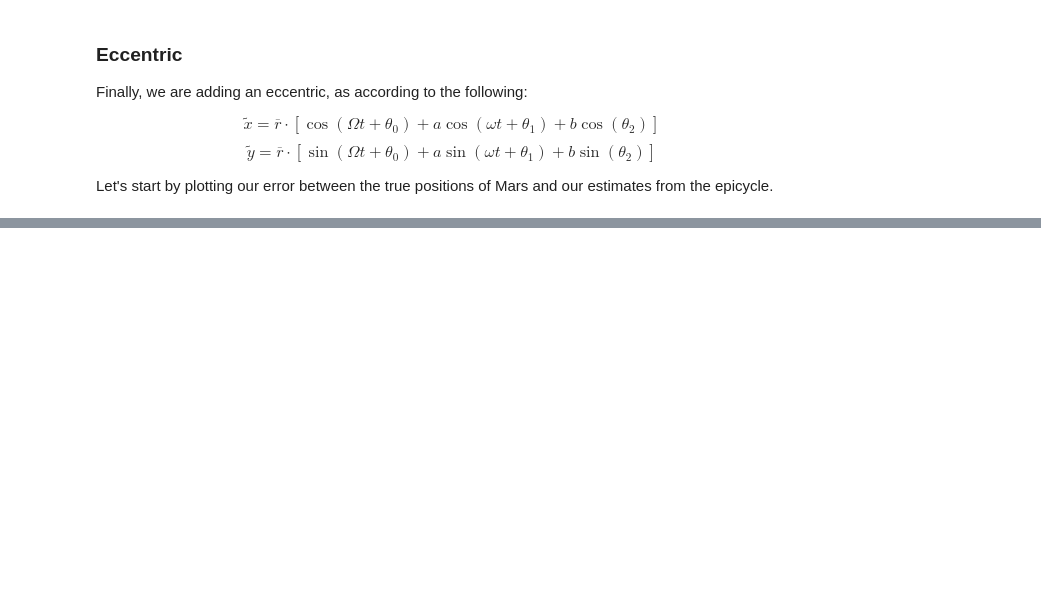
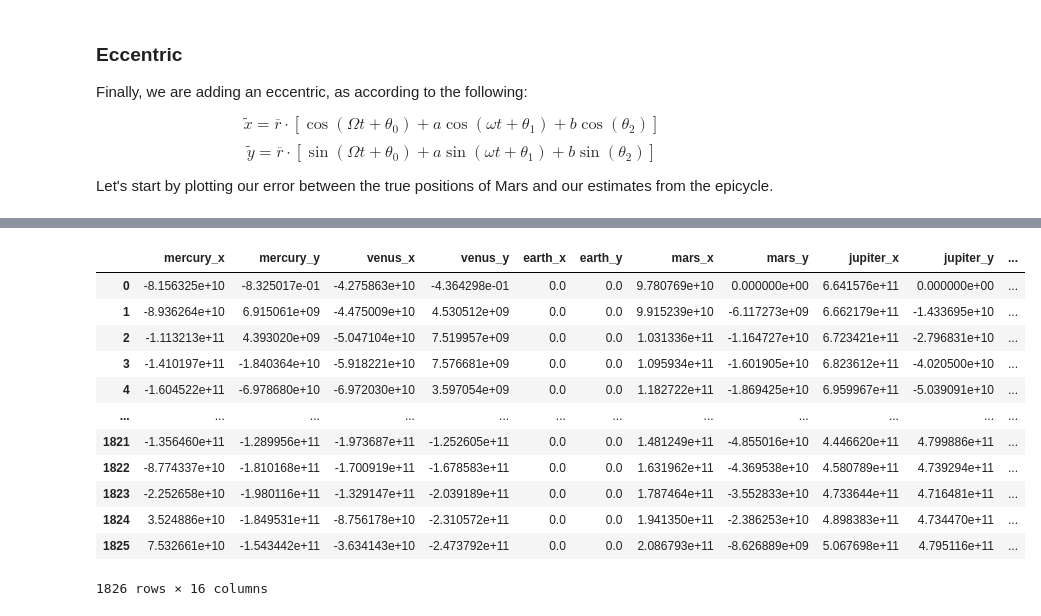
Before and after one commit to lemondoroshow/geoscienceModeling, a Jupyter notebook: celestialMechanics/copernican_revolution.ipynb, the cells around one changed output, grey strips where cells are left out. Saved outputs shown, nothing was run; the diff lists cells and outputs as text; code cells hidden in the pictures; blank space fills up the shorter version.

```diff
--- a/celestialMechanics/copernican_revolution.ipynb
+++ b/celestialMechanics/copernican_revolution.ipynb
@@ -394,0 +394,35 @@ ax.legend()
+# %%
+df_helio = pd.DataFrame({
+    'mercury_x': df['dist_mercury'] * np.cos(df['angle_mercury']),
+    'mercury_y': df['dist_mercury'] * np.sin(df['angle_mercury']),
+    'venus_x': df['dist_venus'] * np.cos(df['angle_venus']),
+    'venus_y': df['dist_venus'] * np.sin(df['angle_venus']),
+    'earth_x': np.zeros(1826), # We have 1826 data points
+    'earth_y': np.zeros(1826), # and Earth is currently at (0,0)
+    'mars_x': df['dist_mars'] * np.cos(df['angle_mars']),
+    'mars_y': df['dist_mars'] * np.sin(df['angle_mars']),
+    'jupiter_x': df['dist_jupiter'] * np.cos(df['angle_jupiter']),
+    'jupiter_y': df['dist_jupiter'] * np.sin(df['angle_jupiter']),
+    'saturn_x': df['dist_saturn'] * np.cos(df['angle_saturn']),
+    'saturn_y': df['dist_saturn'] * np.sin(df['angle_saturn']),
+    'uranus_x': df['dist_uranus'] * np.cos(df['angle_uranus']),
+    'uranus_y': df['dist_uranus'] * np.sin(df['angle_uranus']),
+    'sun_x': df['dist_sun'] * np.cos(df['angle_sun']),
+    'sun_y': df['dist_sun'] * np.sin(df['angle_sun'])
+})
+
+df_helio
+# %% [output]
+|  | mercury_x | mercury_y | venus_x | venus_y | earth_x | earth_y | mars_x | mars_y | jupiter_x | jupiter_y | ... |
+| 0 | -8.156325e+10 | -8.325017e-01 | -4.275863e+10 | -4.364298e-01 | 0.0 | 0.0 | 9.780769e+10 | 0.000000e+00 | 6.641576e+11 | 0.000000e+00 | ... |
+| 1 | -8.936264e+10 | 6.915061e+09 | -4.475009e+10 | 4.530512e+09 | 0.0 | 0.0 | 9.915239e+10 | -6.117273e+09 | 6.662179e+11 | -1.433695e+10 | ... |
+| 2 | -1.113213e+11 | 4.393020e+09 | -5.047104e+10 | 7.519957e+09 | 0.0 | 0.0 | 1.031336e+11 | -1.164727e+10 | 6.723421e+11 | -2.796831e+10 | ... |
+| 3 | -1.410197e+11 | -1.840364e+10 | -5.918221e+10 | 7.576681e+09 | 0.0 | 0.0 | 1.095934e+11 | -1.601905e+10 | 6.823612e+11 | -4.020500e+10 | ... |
+| 4 | -1.604522e+11 | -6.978680e+10 | -6.972030e+10 | 3.597054e+09 | 0.0 | 0.0 | 1.182722e+11 | -1.869425e+10 | 6.959967e+11 | -5.039091e+10 | ... |
+| ... | ... | ... | ... | ... | ... | ... | ... | ... | ... | ... | ... |
+| 1821 | -1.356460e+11 | -1.289956e+11 | -1.973687e+11 | -1.252605e+11 | 0.0 | 0.0 | 1.481249e+11 | -4.855016e+10 | 4.446620e+11 | 4.799886e+11 | ... |
+| 1822 | -8.774337e+10 | -1.810168e+11 | -1.700919e+11 | -1.678583e+11 | 0.0 | 0.0 | 1.631962e+11 | -4.369538e+10 | 4.580789e+11 | 4.739294e+11 | ... |
+| 1823 | -2.252658e+10 | -1.980116e+11 | -1.329147e+11 | -2.039189e+11 | 0.0 | 0.0 | 1.787464e+11 | -3.552833e+10 | 4.733644e+11 | 4.716481e+11 | ... |
+| 1824 | 3.524886e+10 | -1.849531e+11 | -8.756178e+10 | -2.310572e+11 | 0.0 | 0.0 | 1.941350e+11 | -2.386253e+10 | 4.898383e+11 | 4.734470e+11 | ... |
+| 1825 | 7.532661e+10 | -1.543442e+11 | -3.634143e+10 | -2.473792e+11 | 0.0 | 0.0 | 2.086793e+11 | -8.626889e+09 | 5.067698e+11 | 4.795116e+11 | ... |
+1826 rows × 16 columns
```
Also changed, not shown: parts of 35 cells of this notebook.
